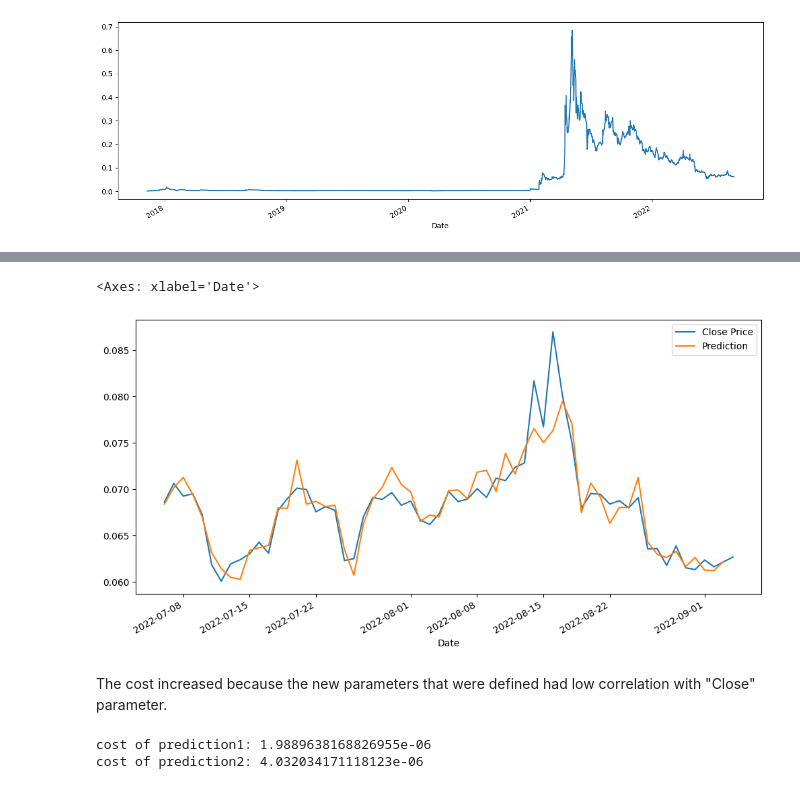
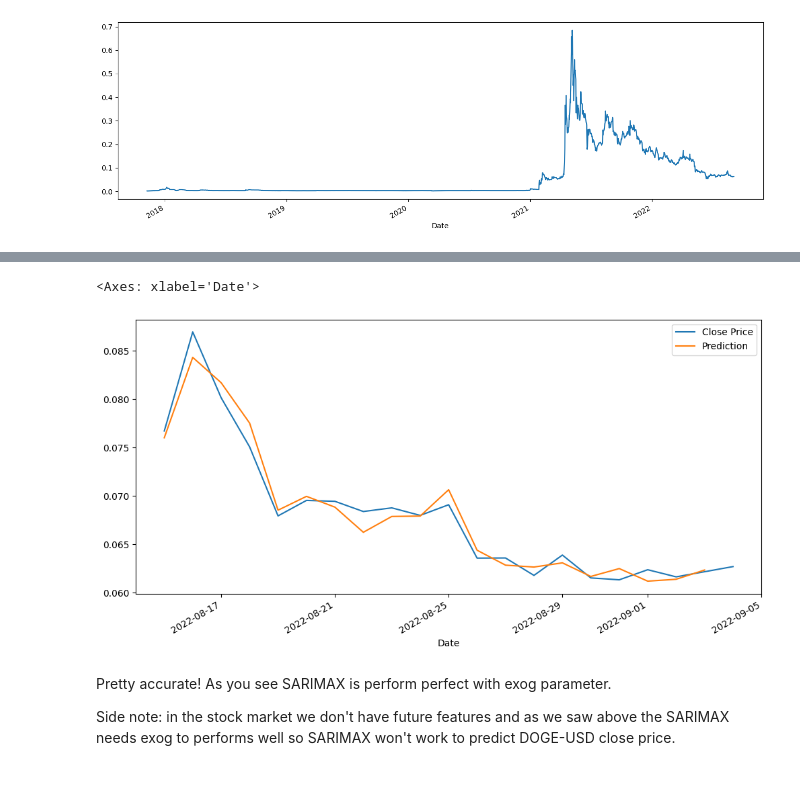
Before and after one commit to ErfanNourian/DOGE-USD-Prediction, a Jupyter notebook: Model.ipynb, the cells around one changed output, grey strips where cells are left out. Drawn from its saved outputs; the diff is of its cells as text; code cells hidden in the pictures.

```diff
--- a/Model.ipynb
+++ b/Model.ipynb
@@ -78,7 +73,7 @@ data['Close'].plot(figsize=(16,5))
 # %%
-df2 = data.tail(100)
-train = df2[:40]
-test = df2[40:]
-
+DOGE_Coin_Data = data.tail(100)
+# 80% of data becomes traning set and the remaining become test set
+train = DOGE_Coin_Data[:80]
+test = DOGE_Coin_Data[80:]
 print(train.shape, test.shape)
 # %% [output]
@@ -240,7 +163,9 @@ ARIMA(order=(0, 1, 0), scoring_args={}, seasonal_order=(0, 0, 0, 7),
 # %%
-model2 = SARIMAX(endog=train2["Close"], exog=train2.drop(
-    ["Close", "Adj Close"], axis=1), order=(0,0,1), seasonal_order=(2,0,0,7))
-results2 = model2.fit()
+model_2 = SARIMAX(endog=train["Close"],
+                exog=train.drop(["Close", "Adj Close"], axis=1),
+                order=(1,0,0),
+                seasonal_order=(0,0,0,7))
+results_2 = model_2.fit()
 # %% [output]
 RUNNING THE L-BFGS-B CODE
 
@@ -267,8 +192,6 @@ ABNORMAL_TERMINATION_IN_LNSRCH
  Possible causes: 1 error in function or gradient evaluation;
                   2 rounding error dominate computation.
 # %%
-predictions2 = results2.predict(
-    start=start,
-    end=end,
-    exog=test2.drop(["Close","Adj Close"], axis=1))
-predictions2
+predictions_2 = results_2.predict(start=len(train),
+                                  end=len(DOGE_Coin_Data) - 1,
+                                  exog=test.drop(["Close", "Adj Close"], axis=1))
@@ -293,14 +198,11 @@ Freq: D, Name: predicted_mean, dtype: float64
 # %%
-test2["Close"].plot(label="Close Price",legend=True, figsize=(12, 6))
-predictions2.plot(label='Prediction', legend=True)
+test["Close"].plot(label="Close Price",legend=True, figsize=(12, 6))
+predictions_2.plot(label='Prediction', legend=True)
 # %% [output]
 <Axes: xlabel='Date'>
-[figure, old version]
+[figure, new version]
-# %% [markdown]
-The cost increased because the new parameters that were defined had low correlation with "Close" parameter.
-# %%
-print(f"cost of prediction1: {mean_squared_error(test['Close'], predictions)}")
-print(f"cost of prediction2: {mean_squared_error(test2['Close'], predictions2)}")
-# %% [output]
-cost of prediction1: 1.9889638168826955e-06
-cost of prediction2: 4.032034171118123e-06
+# %% [markdown]
+Pretty accurate!
+As you see SARIMAX is perform perfect with exog parameter.
+
+Side note: in the stock market we don't have future features and as we saw above the SARIMAX needs exog to performs well so SARIMAX won't work to predict DOGE-USD close price.
```
Also changed, not shown: parts of 20 cells of this notebook, 1 other file.
